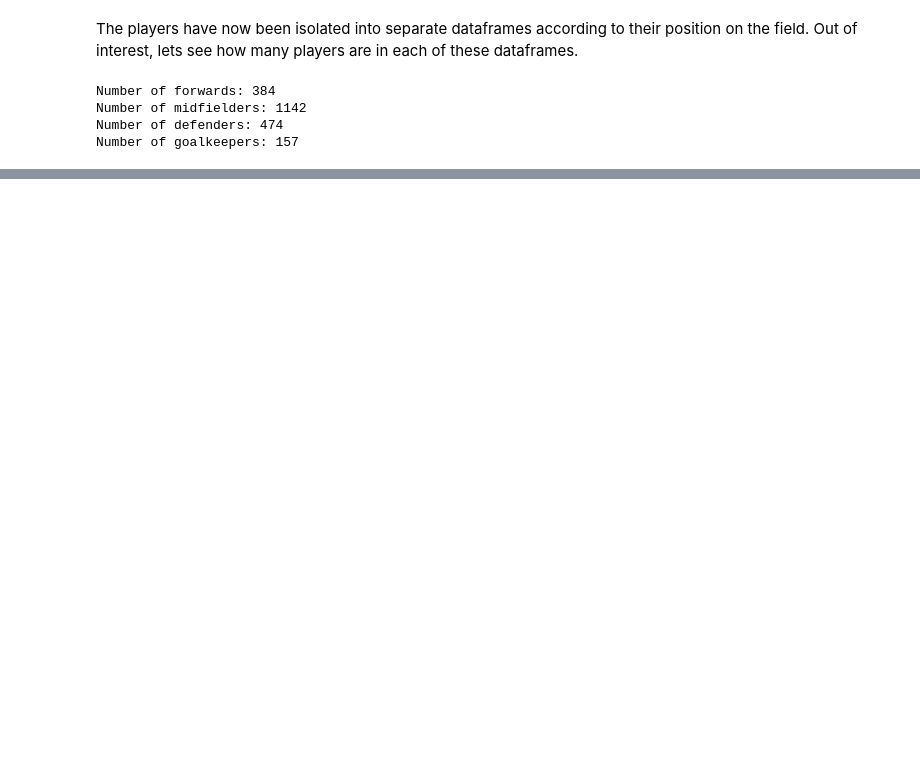
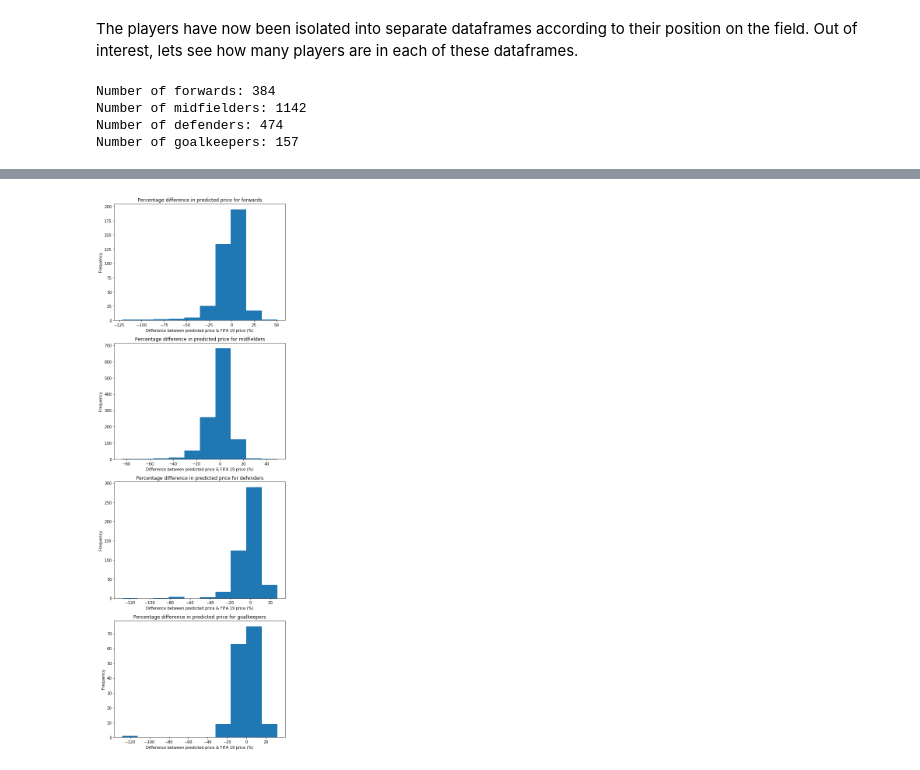
Before and after one commit to NeilMackenzie39/Predicting-FIFA-19-Player-Values-using-KNN, a Jupyter notebook: FIFA 19 - Player Price Predictions.ipynb, the cells around one changed output, grey strips where cells are left out. Saved outputs shown, nothing was run; the diff lists cells and outputs as text; code cells hidden in the pictures; blank space fills up the shorter version.

```diff
--- a/FIFA 19 - Player Price Predictions.ipynb
+++ b/FIFA 19 - Player Price Predictions.ipynb
@@ -609,4 +561,0 @@ The top 10 features for goalkeepers returned 'NaN' for the 'Skill Moves' attribu
-# %%
-goalkeepers = goalkeepers.drop('Skill Moves', axis = 1)
-gk_features = check_corr(goalkeepers, "goalkeepers")
-gk_features
@@ -971,0 +718,23 @@ With better knowledge about the implementation of KNN and Linear Regression, I n
+# %%
+#Define KNN function to predict player value based on top 10 relevant attributes
+def knn_predict(dataframe,predictors):
+    knn = KNeighborsRegressor()
+
+    #Train using set of attributes sent to function
+    knn.fit(dataframe[predictors],dataframe['Value'])
+
+#     Run prediction of player value using set of attributes sent to function.
+#     Add these predicted values as well as the error compared to the
+#     true FIFA 19 value to a new dataframe
+
+    predicted = dataframe[['Name','Value']]
+    predicted['Predicted'] = knn.predict(dataframe[predictors])
+    predicted['% Difference'] = round(((predicted['Value']-predicted['Predicted'])/predicted['Value'])*100,2)
+
+    #Return predicted values sorted by % difference to FIFA 19 value
+    return(predicted.sort_values('% Difference', ascending = False))
+
+fwd_prices = knn_predict(forwards,fwd_predictors)
+mid_prices = knn_predict(midfielders,mid_predictors)
+def_prices = knn_predict(defenders,def_predictors)
+gk_prices = knn_predict(goalkeepers,gk_predictors)
@@ -971,0 +744,19 @@ With better knowledge about the implementation of KNN and Linear Regression, I n
+# %%
+fig = plt.figure(figsize = (7,20))
+
+#Function to plot % Difference column for dataframe sent to function
+def plot(dataframe,category,plot_pos):
+    ax = fig.add_subplot(4,1,plot_pos)
+    ax.hist(dataframe['% Difference'])
+    ax.set_xlabel('Difference between predicted price & FIFA 19 price (%)')
+    ax.set_ylabel('Frequency')
+    ax.set_title('Percentage difference in predicted price for ' + category)
+    fig.tight_layout()
+
+#Create plots for each dataframe
+plot(fwd_prices,'forwards',1)
+plot(mid_prices,'midfielders',2)
+plot(def_prices,'defenders',3)
+plot(gk_prices,'goalkeepers',4)
+# %% [output]
+[figure, added]
```
Also changed, not shown: parts of 45 cells of this notebook.
